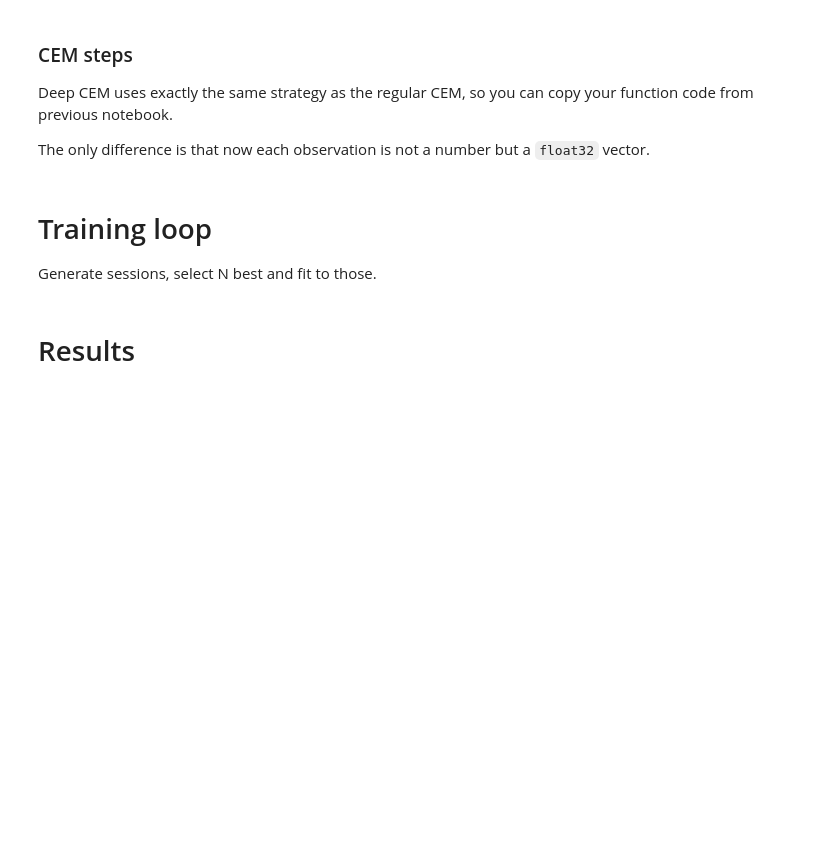
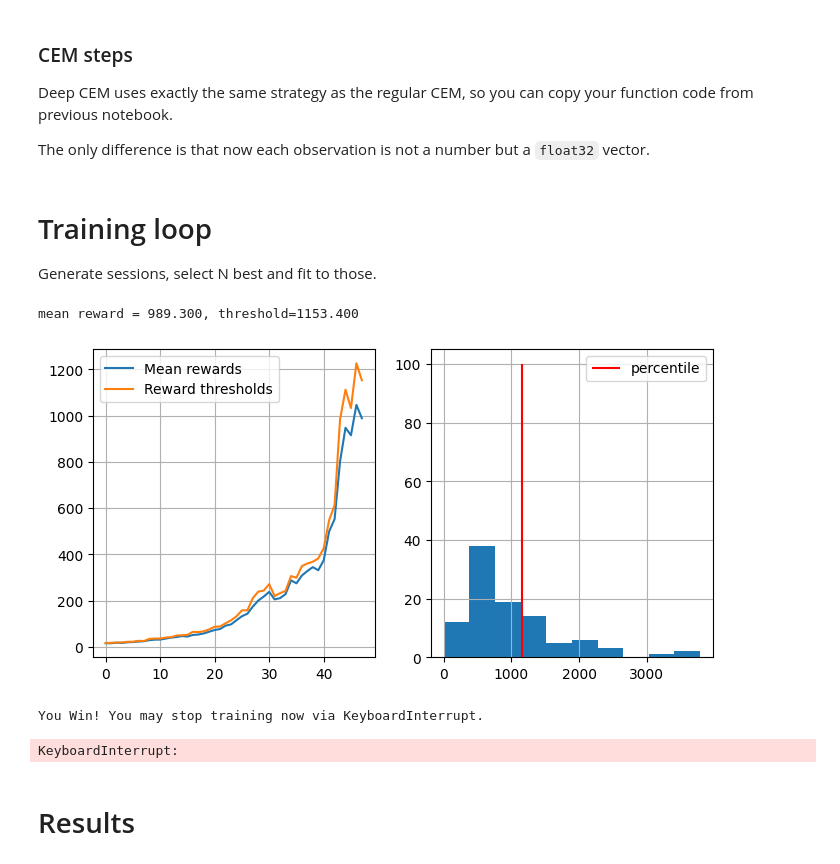
Before and after one commit to FuadBabaev/Advanced_RL, a Jupyter notebook: deep_crossentropy_method.ipynb, the cells around one changed output. Saved outputs shown, nothing was run; the diff lists cells and outputs as text; code cells hidden in the pictures; blank space fills up the shorter version.

```diff
--- a/deep_crossentropy_method.ipynb
+++ b/deep_crossentropy_method.ipynb
@@ -69,13 +100,13 @@ def generate_session(env, agent, t_max=1000):
     for t in range(t_max):
 
         # use agent to predict a vector of action probabilities for state :s:
-        probs = <YOUR CODE>
+        probs = agent.predict_proba(np.reshape(s, (1, -1)))[0]
 
         assert probs.shape == (env.action_space.n,), "make sure probabilities are a vector (hint: np.reshape)"
 
         # use the probabilities you predicted to pick an action
         # sample proportionally to the probabilities, don't just take the most likely action
-        a = <YOUR CODE>
+        a = np.random.choice(env.action_space.n, p=probs)
         # ^-- hint: try np.random.choice
 
         new_s, r, terminated, truncated, _ = env.step(a)
@@ -100,7 +139,7 @@ Deep CEM uses exactly the same strategy as the regular CEM, so you can copy your
 
 The only difference is that now each observation is not a number but a `float32` vector.
 # %%
-def select_elites(states_batch, actions_batch, rewards_batch, percentile=50):
+def select_elites(states_batch, actions_batch, rewards_batch, percentile):
     """
     Select states and actions from games that have rewards >= percentile
     :param states_batch: list of lists of states, states_batch[session_i][t]
@@ -116,7 +155,15 @@ def select_elites(states_batch, actions_batch, rewards_batch, percentile=50):
     (they will become different later).
     """
 
-    <YOUR CODE: copy-paste your implementation from the previous notebook>
+    reward_threshold = np.percentile(rewards_batch, percentile)#<YOUR CODE: compute minimum reward for elite sessions. Hint: use np.percentile()>
+    (elites,) = np.where(rewards_batch >= reward_threshold)
+
+    elite_states = []#<YOUR CODE>
+    elite_actions = []#<YOUR CODE>
+    for i in elites:
+        elite_states.extend(states_batch[i])
+        elite_actions.extend(actions_batch[i])
+
 
     return elite_states, elite_actions
 # %% [markdown]
@@ -161,24 +208,31 @@ def show_progress(rewards_batch, log, percentile, reward_range=[-990, +10]):
 # %%
 n_sessions = 100
 percentile = 70
 log = []
 
 for i in range(100):
     # generate new sessions
-    sessions = [ <YOUR CODE: generate a list of n_sessions new sessions> ]
+    sessions = [generate_session(env, agent, t_max=10**4) for _ in range(n_sessions)]
 
-    states_batch, actions_batch, rewards_batch = map(np.array, zip(*sessions))
+    states_batch, actions_batch, rewards_batch = zip(*sessions)
+    rewards_batch = np.array(rewards_batch)
 
-    elite_states, elite_actions = <YOUR CODE: select elite actions just like before>
 
-    <YOUR CODE: partial_fit agent to predict elite_actions(y) from elite_states(X)>
+    elite_states, elite_actions = select_elites(states_batch, actions_batch, rewards_batch, percentile)
+
+    agent.partial_fit(elite_states, elite_actions, classes=np.arange(n_actions))
 
     show_progress(
         rewards_batch, log, percentile, reward_range=[0, np.max(rewards_batch)]
     )
 
     if np.mean(rewards_batch) > 190:
         print("You Win! You may stop training now via KeyboardInterrupt.")
+# %% [output]
+mean reward = 989.300, threshold=1153.400
+[figure, added]
+You Win! You may stop training now via KeyboardInterrupt.
+KeyboardInterrupt:
 # %% [markdown]
 # Results
 # %%
```
Also changed, not shown: parts of 12 cells of this notebook.
